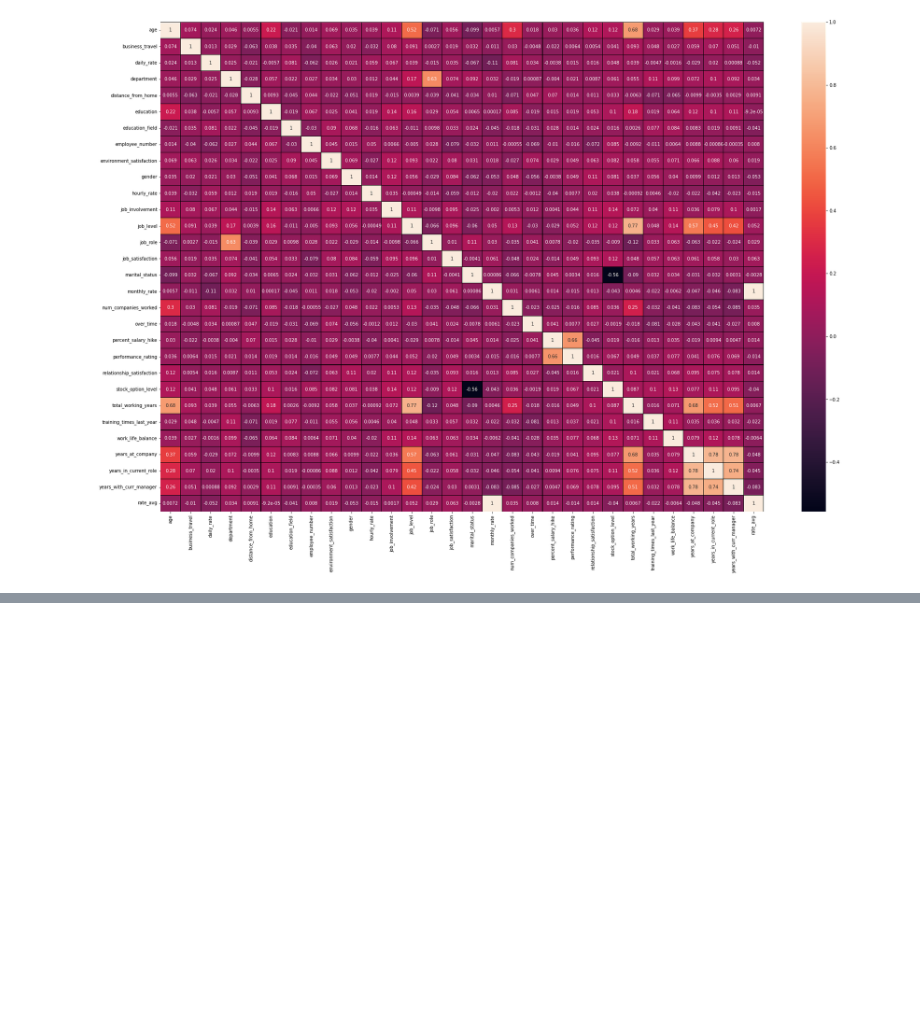
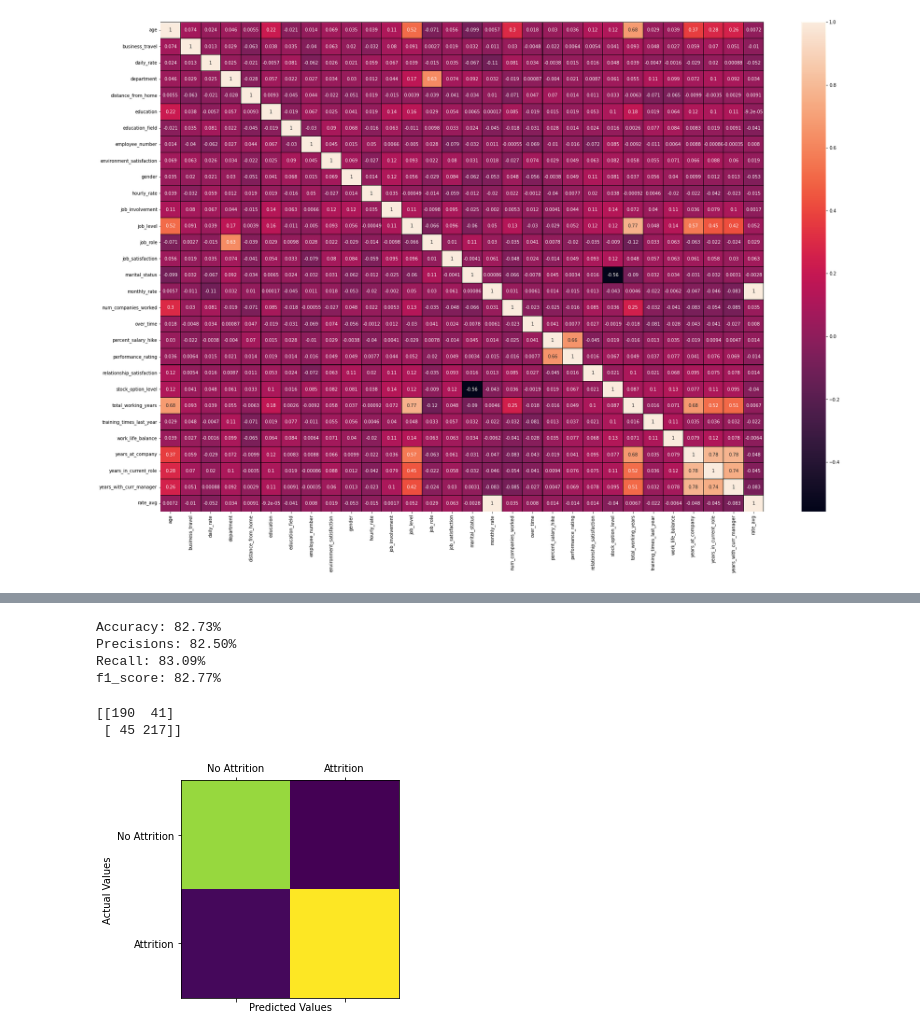
Before and after one commit to afnanrahman/EAFP, a Jupyter notebook: Feature_Selection_Matthew_And_Yinan.ipynb, the cells around one changed output, grey strips where cells are left out. Drawn from its saved outputs; the diff is of its cells as text; code cells hidden in the pictures; blank space fills up the shorter version.

Commit message:
Updated feature selection to include metrics

```diff
--- a/Feature_Selection.ipynb
+++ b/Feature_Selection_Matthew_And_Yinan.ipynb
@@ -82,17 +93,0 @@ print(X)
-# %%
-#if you remember from our meeting, random_state=42 is very commonly used in research
-X_train, X_test, Y_train, Y_test = train_test_split(X, Y, test_size=0.3, random_state=42)
-# %%
-scores = []
-for i in range(1, 24):
-  select = SelectKBest(score_func=f_classif, k=i)
-  X_train_select = select.fit_transform(X_train, Y_train)
-
-  logistic_regression = LogisticRegression(max_iter = 10000)
-  logistic_regression.fit(X_train_select, Y_train)
-
-  X_test_select = select.transform(X_test)
-  Y_pred = logistic_regression.predict(X_test_select)
-  scores.append(accuracy_score(Y_test, Y_pred))
-
-print(scores)
@@ -100,0 +94,7 @@ ValueError: ignored
+# %%
+# k-fold cross validation stuff
+
+from sklearn.model_selection import KFold
+from sklearn.model_selection import cross_val_score
+
+kfold = KFold(n_splits=5, random_state=42, shuffle=True)
@@ -100,0 +148,29 @@ ValueError: ignored
+# %%
+print("Accuracy: %.2f%%" % (np.mean(lr_accuracies)*100))
+print("Precisions: %.2f%%" % (np.mean(lr_precisions)*100))
+print("Recall: %.2f%%" % (np.mean(lr_recall)*100))
+print("f1_score: %.2f%%" % (np.mean(lr_f1_score)*100))
+# %% [output]
+Accuracy: 82.73%
+Precisions: 82.50%
+Recall: 83.09%
+f1_score: 82.77%
+# %%
+from sklearn.metrics import confusion_matrix
+labels = ['No Attrition', 'Attrition']
+cm = confusion_matrix(y_test, y_pred_lr)
+print(cm)
+# %% [output]
+[[190  41]
+ [ 45 217]]
+# %%
+fig = plt.figure()
+ax = fig.add_subplot(111)
+cax = ax.matshow(cm)
+ax.set_xticklabels([''] + labels)
+ax.set_yticklabels([''] + labels)
+plt.xlabel('Predicted Values')
+plt.ylabel('Actual Values')
+plt.show()
+# %% [output]
+[figure, added]
```
Also changed, not shown: parts of 5 cells of this notebook.
